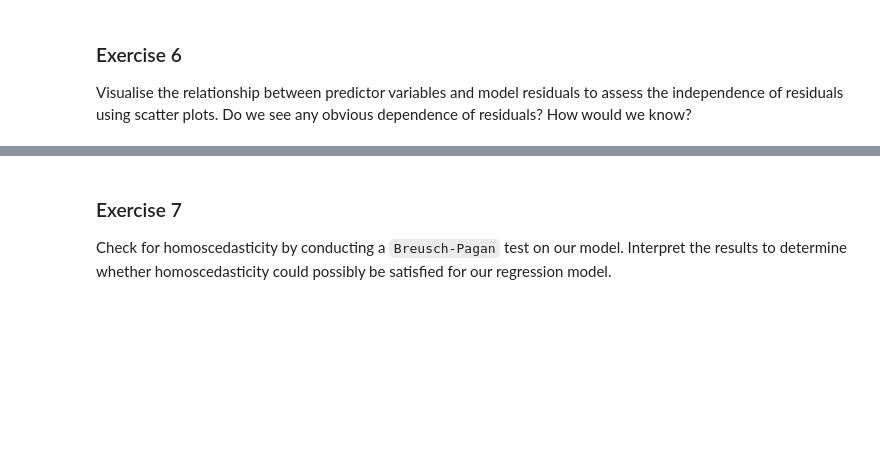
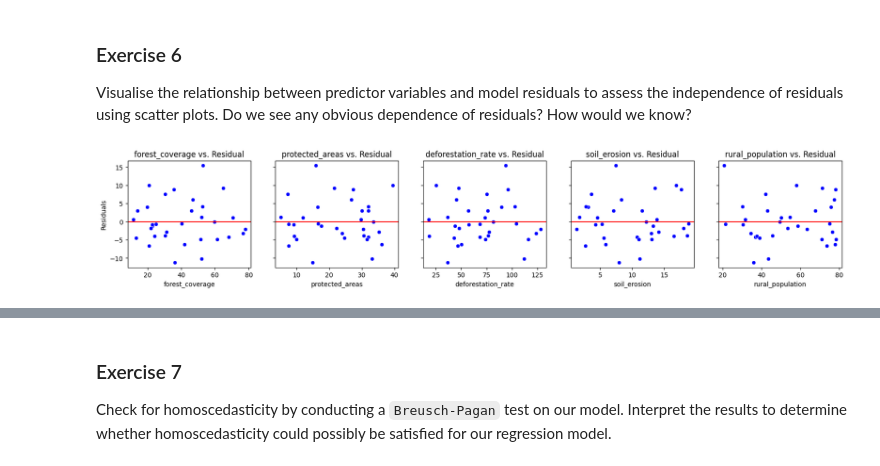
Before and after one commit to mut-rogers/Machine-Learning, a Jupyter notebook: Linear Regression/Multiple_linear_regression_Exercise.ipynb, the cells around one changed output, grey strips where cells are left out. Cells and saved outputs as stored; diff of their text form; code cells hidden in the pictures; blank space fills up the shorter version.

```diff
--- a/Linear Regression/Multiple_linear_regression_Exercise.ipynb
+++ b/Linear Regression/Multiple_linear_regression_Exercise.ipynb
@@ -98,3 +187,14 @@ The output from this model seems somewhat strange, with a comment warning of pro
 Create another version of the model with fewer independent variables and see if the warning can be silenced.
 # %%
 # insert code here
+
+# Fitting a new model with less but meaningful independent variables
+new_independent_variables = ["forest_coverage", "protected_areas", "deforestation_rate", "soil_erosion", "rural_population"]
+
+new_formular_str = dependent_variable + " ~ " + "+".join(new_independent_variables)
+
+new_model = smf.ols(new_formular_str, environmental_indicators)
+
+new_model_fitted = new_model.fit()
+
+print(new_model_fitted.summary())
@@ -113,3 +250,19 @@ What can we conclude from the charts? Are there any linear relationships visible
 Visualise the relationship between predictor variables and model residuals to assess the independence of residuals using scatter plots. Do we see any obvious dependence of residuals? How would we know?
 # %%
 # insert code here
+
+# Extract residuals and predictor variables
+residuals = new_model_fitted.resid
+predictor_variables = new_independent_variables.copy()
+
+# Plotting Predictors vs. Residuals
+fig, ax = plt.subplots(1, 5, figsize=(20, 3), sharey=True)
+ax = ax.flatten()
+
+for index, predictor_variable in enumerate(predictor_variables):
+    sns.scatterplot(x=environmental_indicators[predictor_variable], y=residuals, color="blue", ax=ax[index])
+    ax[index].axhline(y=0, color="red", linestyle="-")
+    ax[index].set_title(f"{predictor_variable} vs. Residual")
+    ax[index].set_ylabel("Residuals")
+# %% [output]
+[figure, added]
```
Also changed, not shown: parts of 23 cells of this notebook, 3 other files.
